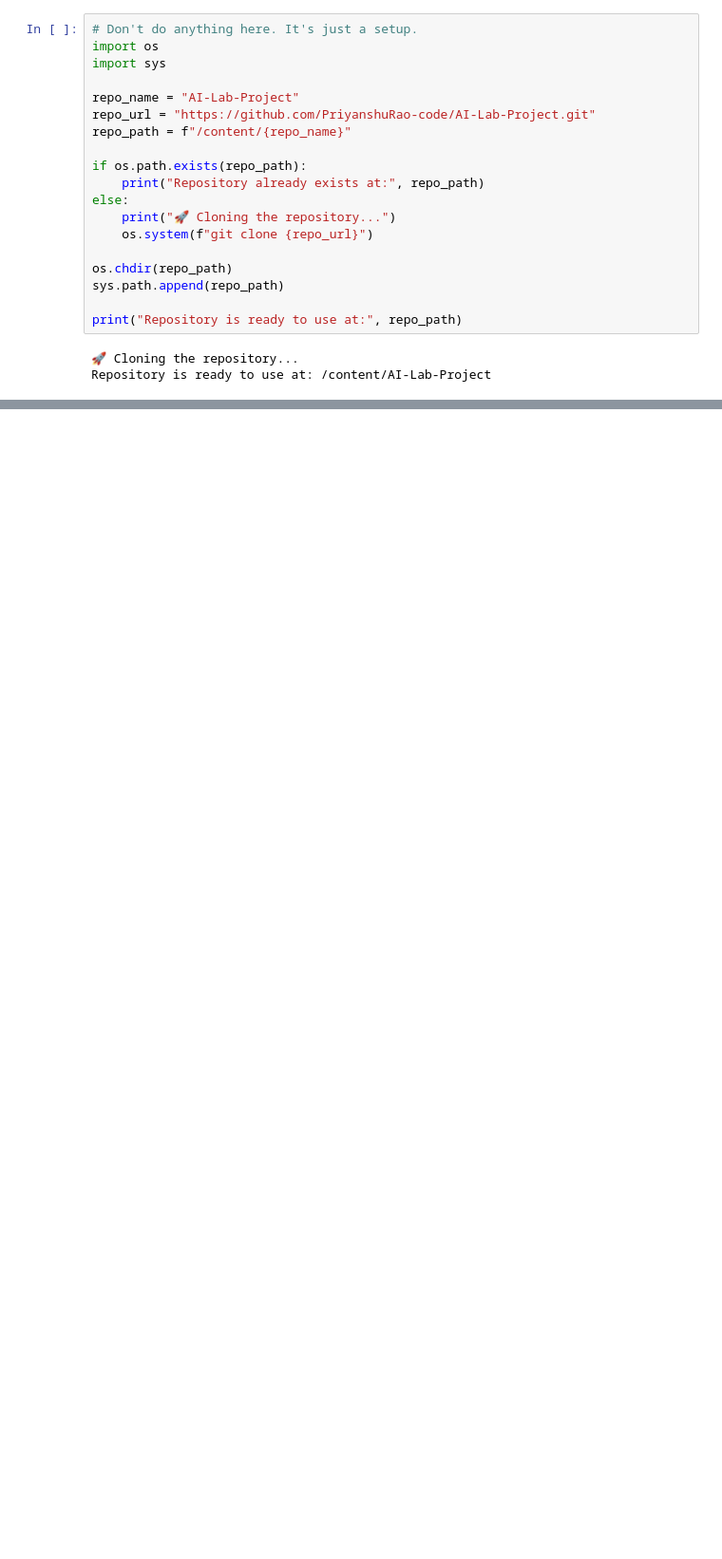
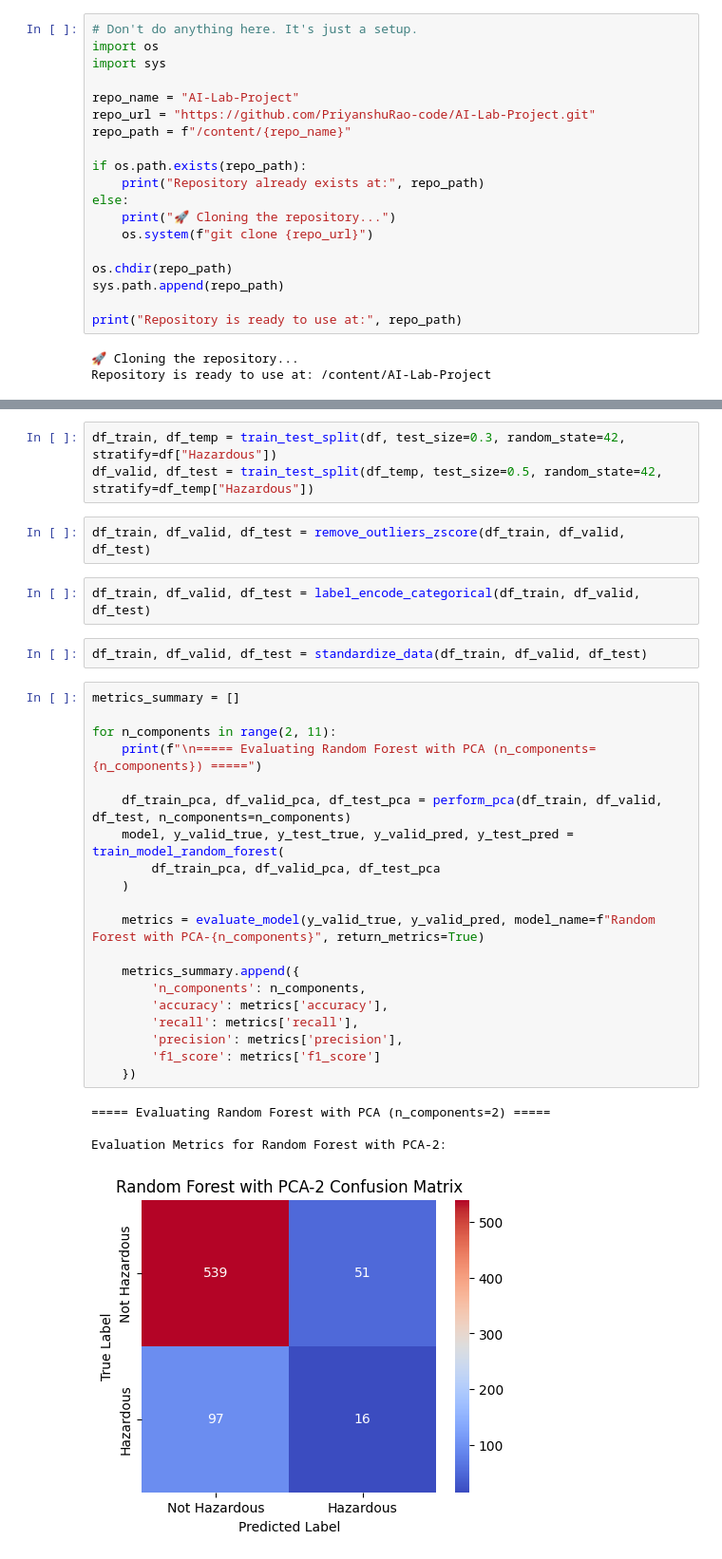
Before and after one commit to PriyanshuRao-code/AI-Lab-Project, a Jupyter notebook: team_24_analysis.ipynb, the cells around one changed output, grey strips where cells are left out. Shown at 95% size. Cells and saved outputs as stored; diff of their text form; blank space fills up the shorter version.

```diff
--- a/team_24_analysis.ipynb
+++ b/team_24_analysis.ipynb
@@ -49,0 +186,34 @@ Requirement already satisfied: typing-extensions>=4.4.0 in /usr/local/lib/python
+# %%
+df_train, df_temp = train_test_split(df, test_size=0.3, random_state=42, stratify=df["Hazardous"])
+df_valid, df_test = train_test_split(df_temp, test_size=0.5, random_state=42, stratify=df_temp["Hazardous"])
+# %%
+df_train, df_valid, df_test = remove_outliers_zscore(df_train, df_valid, df_test)
+# %%
+df_train, df_valid, df_test = label_encode_categorical(df_train, df_valid, df_test)
+# %%
+df_train, df_valid, df_test = standardize_data(df_train, df_valid, df_test)
+# %%
+metrics_summary = []
+
+for n_components in range(2, 11):
+    print(f"\n===== Evaluating Random Forest with PCA (n_components={n_components}) =====")
+
+    df_train_pca, df_valid_pca, df_test_pca = perform_pca(df_train, df_valid, df_test, n_components=n_components)
+    model, y_valid_true, y_test_true, y_valid_pred, y_test_pred = train_model_random_forest(
+        df_train_pca, df_valid_pca, df_test_pca
+    )
+
+    metrics = evaluate_model(y_valid_true, y_valid_pred, model_name=f"Random Forest with PCA-{n_components}", return_metrics=True)
+
+    metrics_summary.append({
+        'n_components': n_components,
+        'accuracy': metrics['accuracy'],
+        'recall': metrics['recall'],
+        'precision': metrics['precision'],
+        'f1_score': metrics['f1_score']
+    })
+# %% [output]
+===== Evaluating Random Forest with PCA (n_components=2) =====
+
+Evaluation Metrics for Random Forest with PCA-2:
+[figure, added]
```
Also changed, not shown: parts of 11 cells of this notebook.
